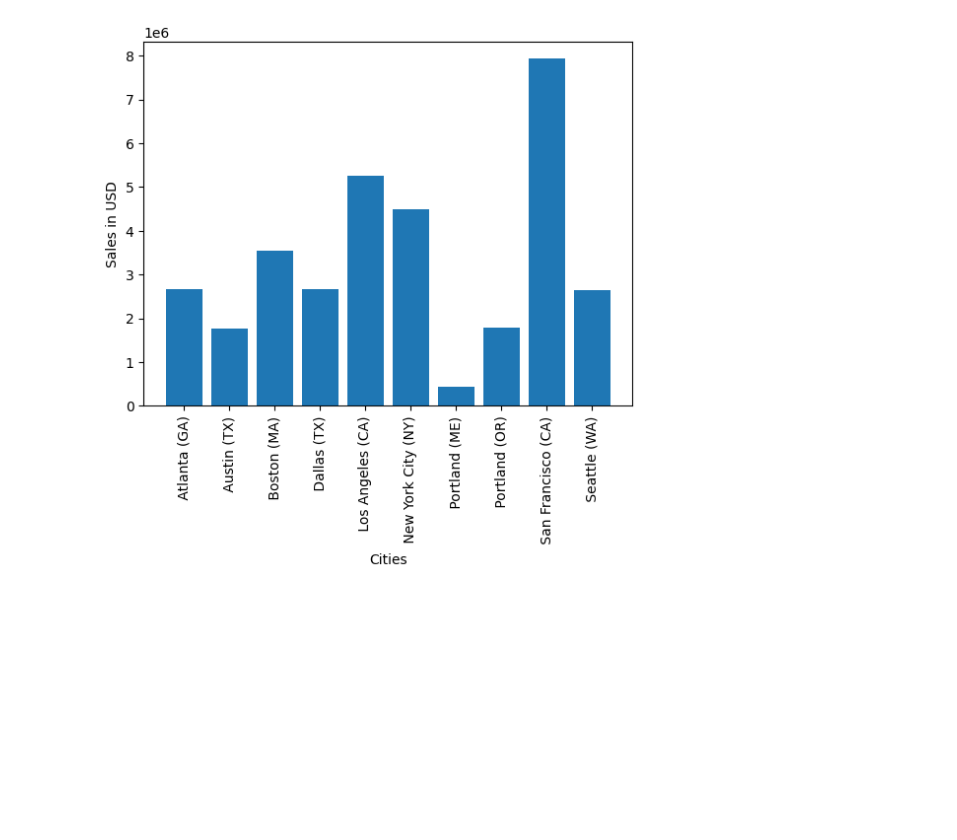
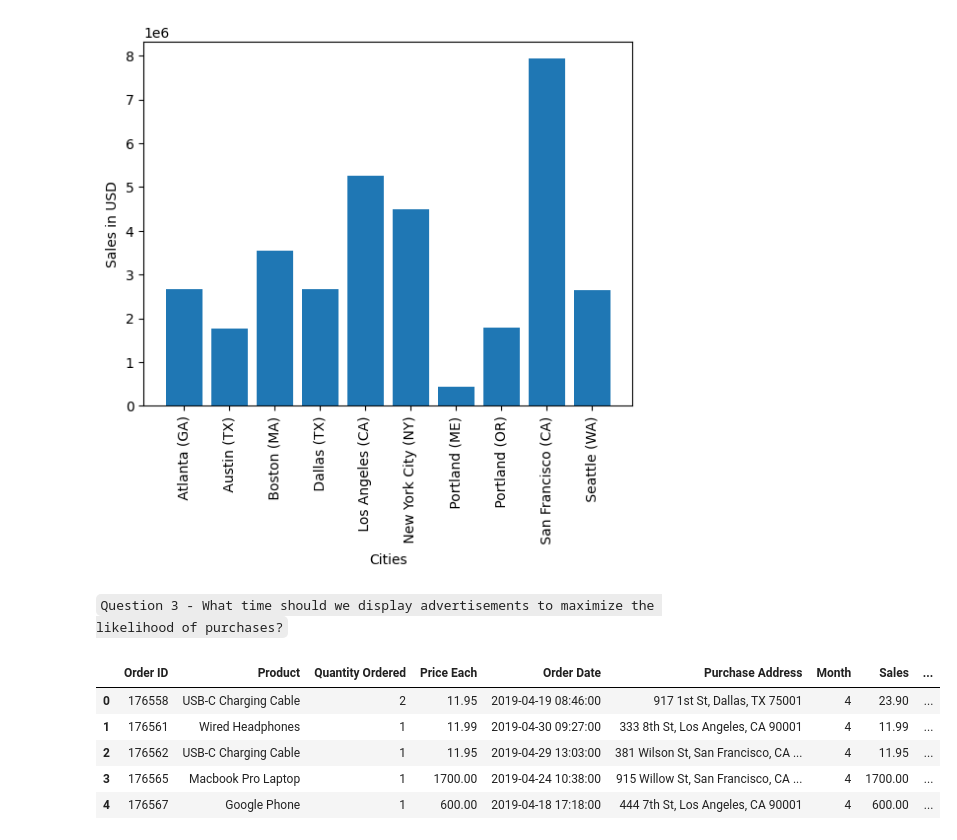
Before and after one commit to marvinraj/all-ai, a Jupyter notebook: all-pandas/projects/real-world-data-science-tasks/analysis.ipynb, the cells around one changed output. Saved outputs shown, nothing was run; the diff lists cells and outputs as text; code cells hidden in the pictures; blank space fills up the shorter version.

```diff
--- a/all-pandas/projects/real-world-data-science-tasks/analysis.ipynb
+++ b/all-pandas/projects/real-world-data-science-tasks/analysis.ipynb
@@ -209,3 +209,5 @@ plt.xlabel('Cities')
 plt.show()
 # %% [output]
 [figure]
+# %% [markdown]
+`Question 3 - What time should we display advertisements to maximize the likelihood of purchases?`
@@ -211,0 +223,9 @@ plt.show()
+# %%
+all_data.head()
+# %% [output]
+|  | Order ID | Product | Quantity Ordered | Price Each | Order Date | Purchase Address | Month | Sales | ... |
+| 0 | 176558 | USB-C Charging Cable | 2 | 11.95 | 2019-04-19 08:46:00 | 917 1st St, Dallas, TX 75001 | 4 | 23.90 | ... |
+| 1 | 176561 | Wired Headphones | 1 | 11.99 | 2019-04-30 09:27:00 | 333 8th St, Los Angeles, CA 90001 | 4 | 11.99 | ... |
+| 2 | 176562 | USB-C Charging Cable | 1 | 11.95 | 2019-04-29 13:03:00 | 381 Wilson St, San Francisco, CA ... | 4 | 11.95 | ... |
+| 3 | 176565 | Macbook Pro Laptop | 1 | 1700.00 | 2019-04-24 10:38:00 | 915 Willow St, San Francisco, CA ... | 4 | 1700.00 | ... |
+| 4 | 176567 | Google Phone | 1 | 600.00 | 2019-04-18 17:18:00 | 444 7th St, Los Angeles, CA 90001 | 4 | 600.00 | ... |
```
Also changed, not shown: parts of 3 cells of this notebook.
